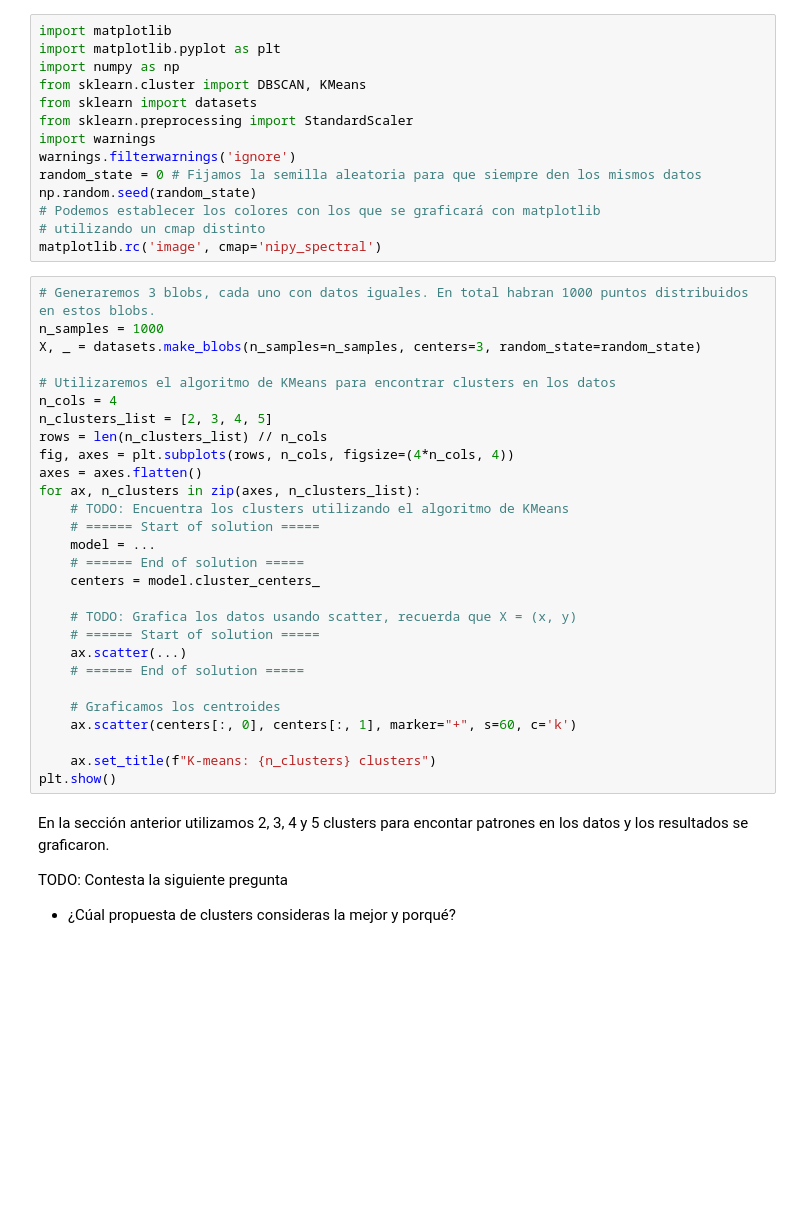
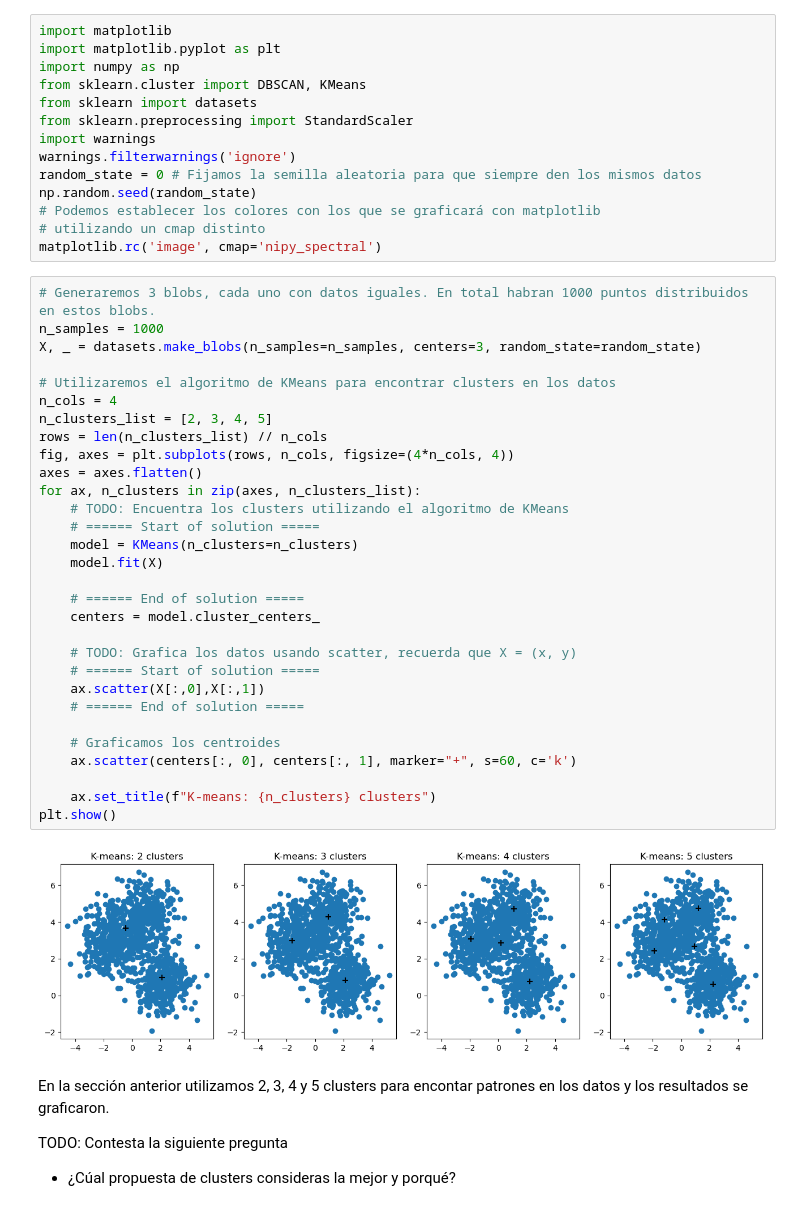
Before and after one commit to r-ibarrab/ElMaviri, a Jupyter notebook: ejercicio_4-kmeans-dbscan/ejercicio_4.ipynb, the cells around one changed output. Saved outputs shown, nothing was run; the diff lists cells and outputs as text; blank space fills up the shorter version.

```diff
--- a/ejercicio_4-kmeans-dbscan/ejercicio_4.ipynb
+++ b/ejercicio_4-kmeans-dbscan/ejercicio_4.ipynb
@@ -19,31 +19,35 @@ matplotlib.rc('image', cmap='nipy_spectral')
 # %%
 # Generaremos 3 blobs, cada uno con datos iguales. En total habran 1000 puntos distribuidos en estos blobs.
 n_samples = 1000
 X, _ = datasets.make_blobs(n_samples=n_samples, centers=3, random_state=random_state)
 
 # Utilizaremos el algoritmo de KMeans para encontrar clusters en los datos
 n_cols = 4
 n_clusters_list = [2, 3, 4, 5]
 rows = len(n_clusters_list) // n_cols
 fig, axes = plt.subplots(rows, n_cols, figsize=(4*n_cols, 4))
 axes = axes.flatten()
 for ax, n_clusters in zip(axes, n_clusters_list):
     # TODO: Encuentra los clusters utilizando el algoritmo de KMeans
     # ====== Start of solution =====
-    model = ...
+    model = KMeans(n_clusters=n_clusters)
+    model.fit(X)
+
     # ====== End of solution =====
     centers = model.cluster_centers_
 
     # TODO: Grafica los datos usando scatter, recuerda que X = (x, y)
     # ====== Start of solution =====
-    ax.scatter(...)
+    ax.scatter(X[:,0],X[:,1])
     # ====== End of solution =====
 
     # Graficamos los centroides
     ax.scatter(centers[:, 0], centers[:, 1], marker="+", s=60, c='k')
 
     ax.set_title(f"K-means: {n_clusters} clusters")
 plt.show()
+# %% [output]
+[figure, added]
 # %% [markdown]
 En la sección anterior utilizamos 2, 3, 4 y 5 clusters para encontar patrones en los datos y los resultados se graficaron.
 
```
Also changed, not shown: parts of 5 cells of this notebook.
